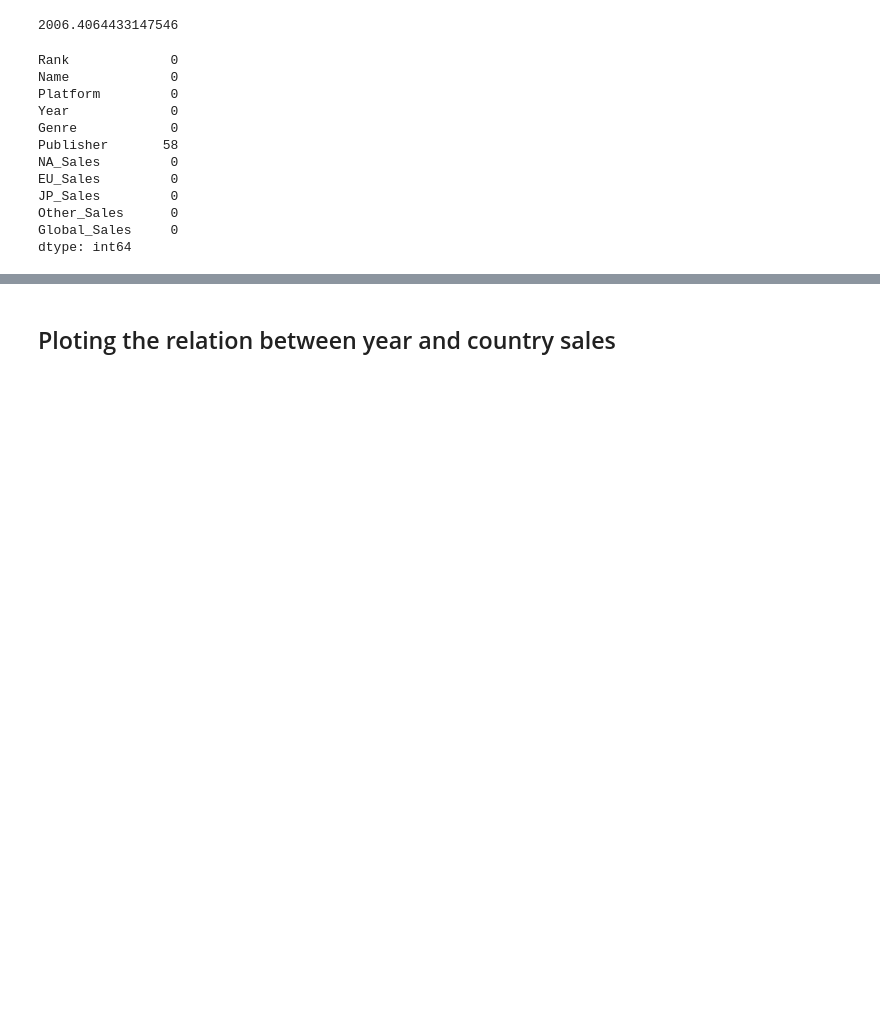
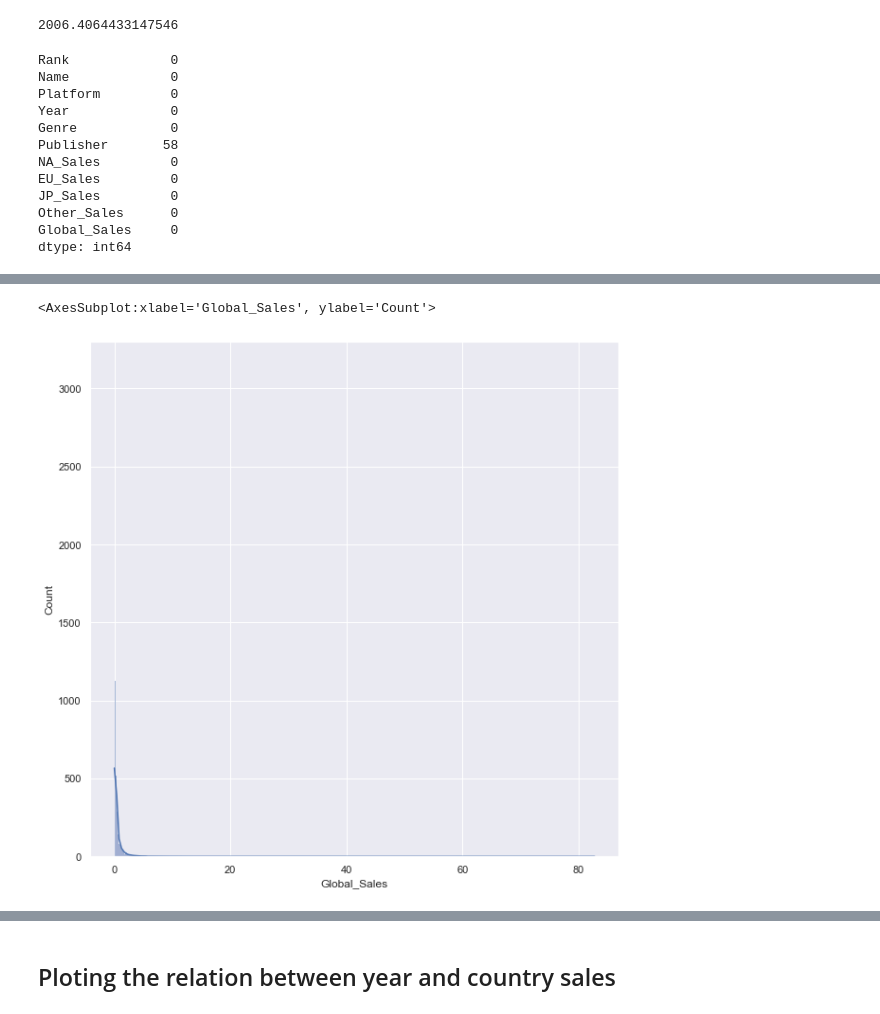
Before and after one commit to Riti70912/Video-game-Sales-Analysis, a Jupyter notebook: vgsales.ipynb, the cells around one changed output, grey strips where cells are left out. Cells and saved outputs as stored; diff of their text form; code cells hidden in the pictures; blank space fills up the shorter version.

```diff
--- a/vgsales.ipynb
+++ b/vgsales.ipynb
@@ -143,0 +183,6 @@ dtype: int64
+# %%
+# with histogram - sns.histplot(kde=TRUE)
+sns.histplot(x='Global_Sales', data=videogame, kde=True)
+# %% [output]
+<AxesSubplot:xlabel='Global_Sales', ylabel='Count'>
+[figure, added]
```
Also changed, not shown: parts of 21 cells of this notebook.
